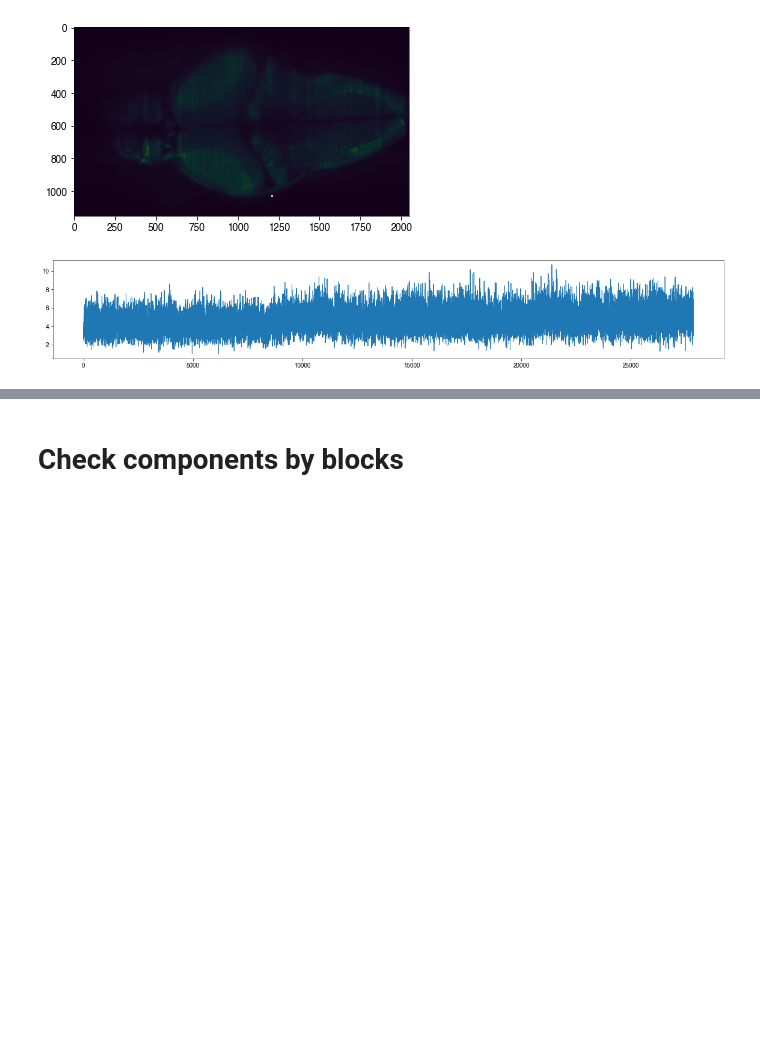
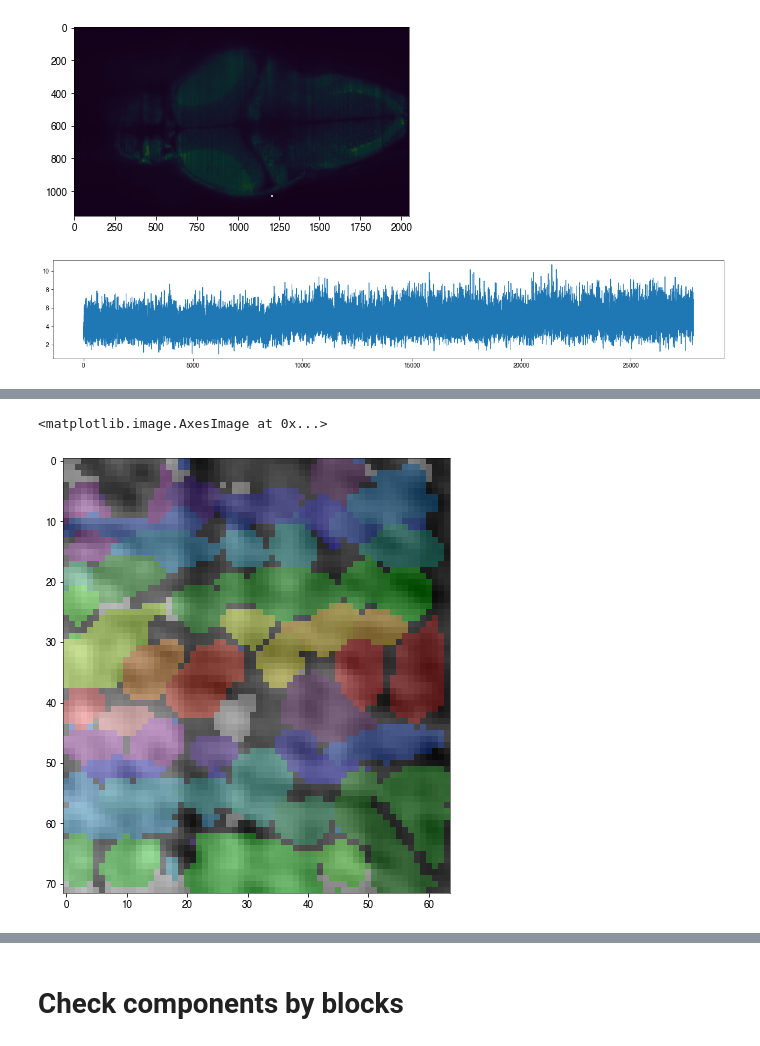
Before and after one commit to zqwei/Glia_analysis, a Jupyter notebook: Processing/DFF_visualization.ipynb, the cells around one changed output, grey strips where cells are left out. Cells and saved outputs as stored; diff of their text form; code cells hidden in the pictures; blank space fills up the shorter version.

```diff
--- a/Processing/DFF_visualization.ipynb
+++ b/Processing/DFF_visualization.ipynb
@@ -62,0 +70,9 @@ plt.imshow(A_[:dx, :dy])
+# %%
+A_ext = np.zeros((brain_map.shape[1],brain_map.shape[2])).astype('int')
+for n_, A_ in enumerate(A):
+    A_loc_ = A_loc[n_]
+    z, x, y = A_loc_
+    if z==10:
+        _ = (A_>A_.max()*0.4).astype('int')*(n_+1)
+        cx, cy = A_ext[x:x+100, y:y+100].shape
+        A_ext[x:x+100, y:y+100]=np.maximum(A_ext[x:x+100, y:y+100], _[:cx, :cy])
@@ -62,0 +101,10 @@ plt.imshow(A_[:dx, :dy])
+# %%
+plt.figure(figsize=(8, 8))
+img = brain_map[10].squeeze()[dx*nx:dx*(nx+1), dy*ny:dy*(ny+1)]
+plt.imshow(img, cmap='gray')
+plt.imshow(A_ext[dx*nx:dx*(nx+1), dy*ny:dy*(ny+1)]%32, cmap=plt.cm.nipy_spectral, alpha=0.3)
+# plt.xlim([182,256])
+# plt.ylim([648,720])
+# %% [output]
+<matplotlib.image.AxesImage at 0x...>
+[figure, added]
```
Also changed, not shown: parts of 8 cells of this notebook, 1 other file.
